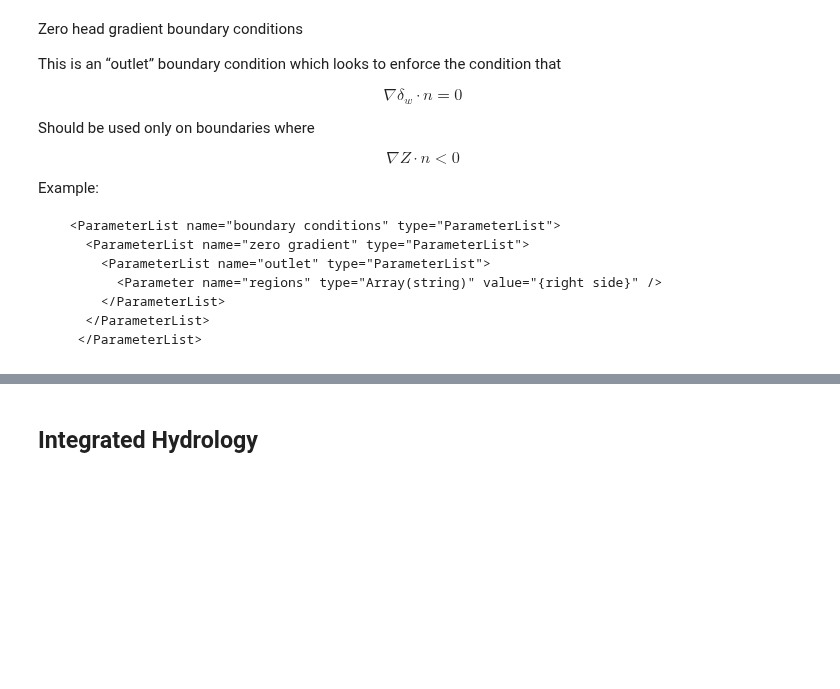
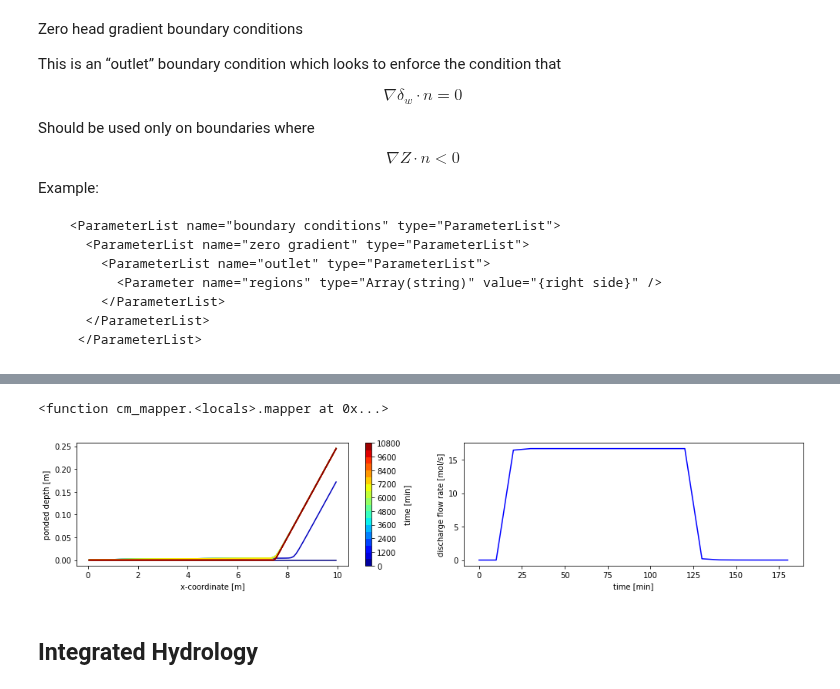
Before and after one commit to amanzi/ats-short-course, a Jupyter notebook: 01_flow/flow.ipynb, the cells around one changed output, grey strips where cells are left out. Cells and saved outputs as stored; diff of their text form; code cells hidden in the pictures; blank space fills up the shorter version.

```diff
--- a/01_flow/flow.ipynb
+++ b/01_flow/flow.ipynb
@@ -173,2 +238,7 @@ Example:
+# %%
+plot_surface("overland_flow/run_max_head")
+# %% [output]
+<function cm_mapper.<locals>.mapper at 0x...>
+[figure, added]
 # %% [markdown]
 ## Integrated Hydrology
```
Also changed, not shown: parts of 6 cells of this notebook, 5 other files.
